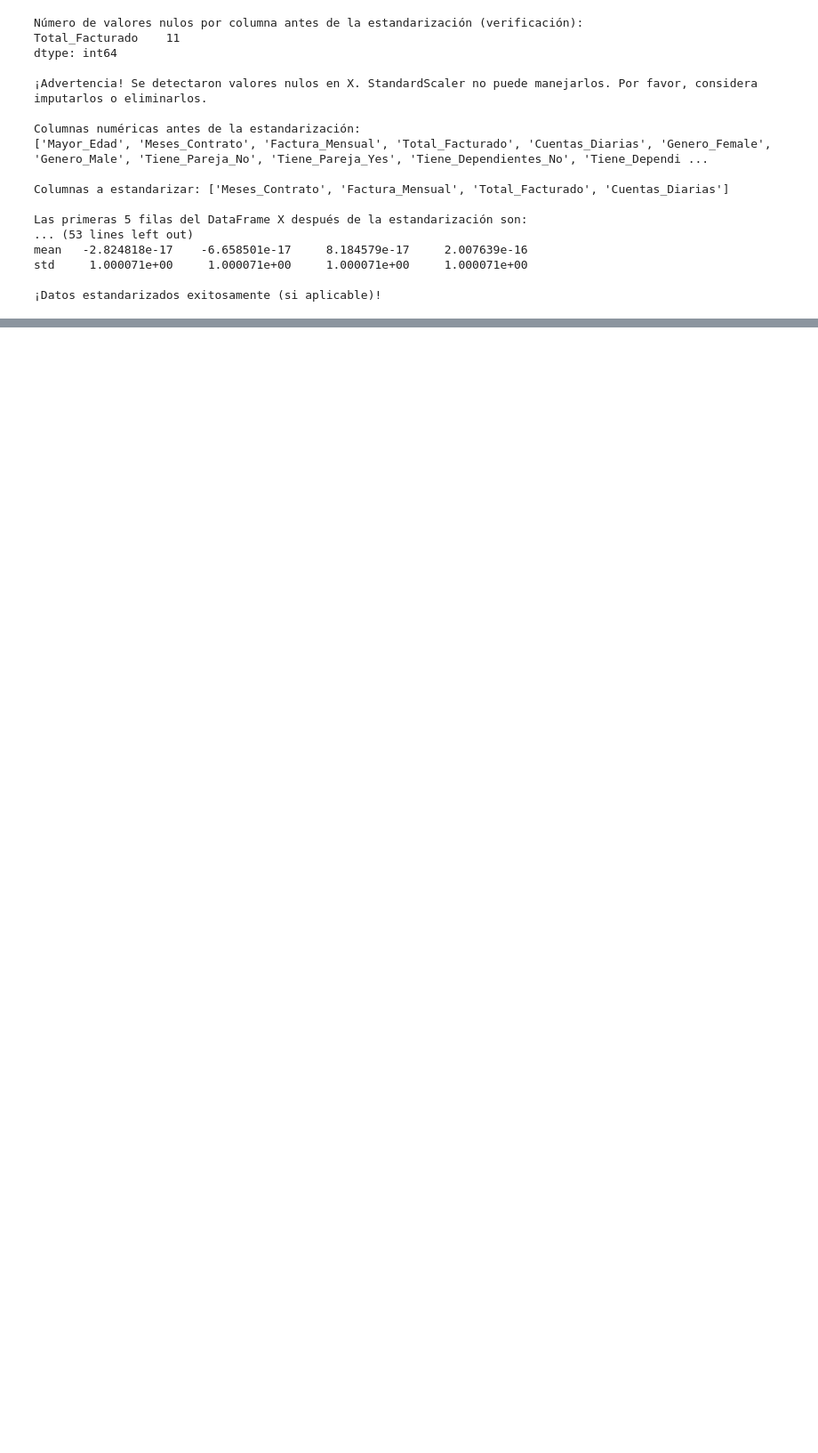
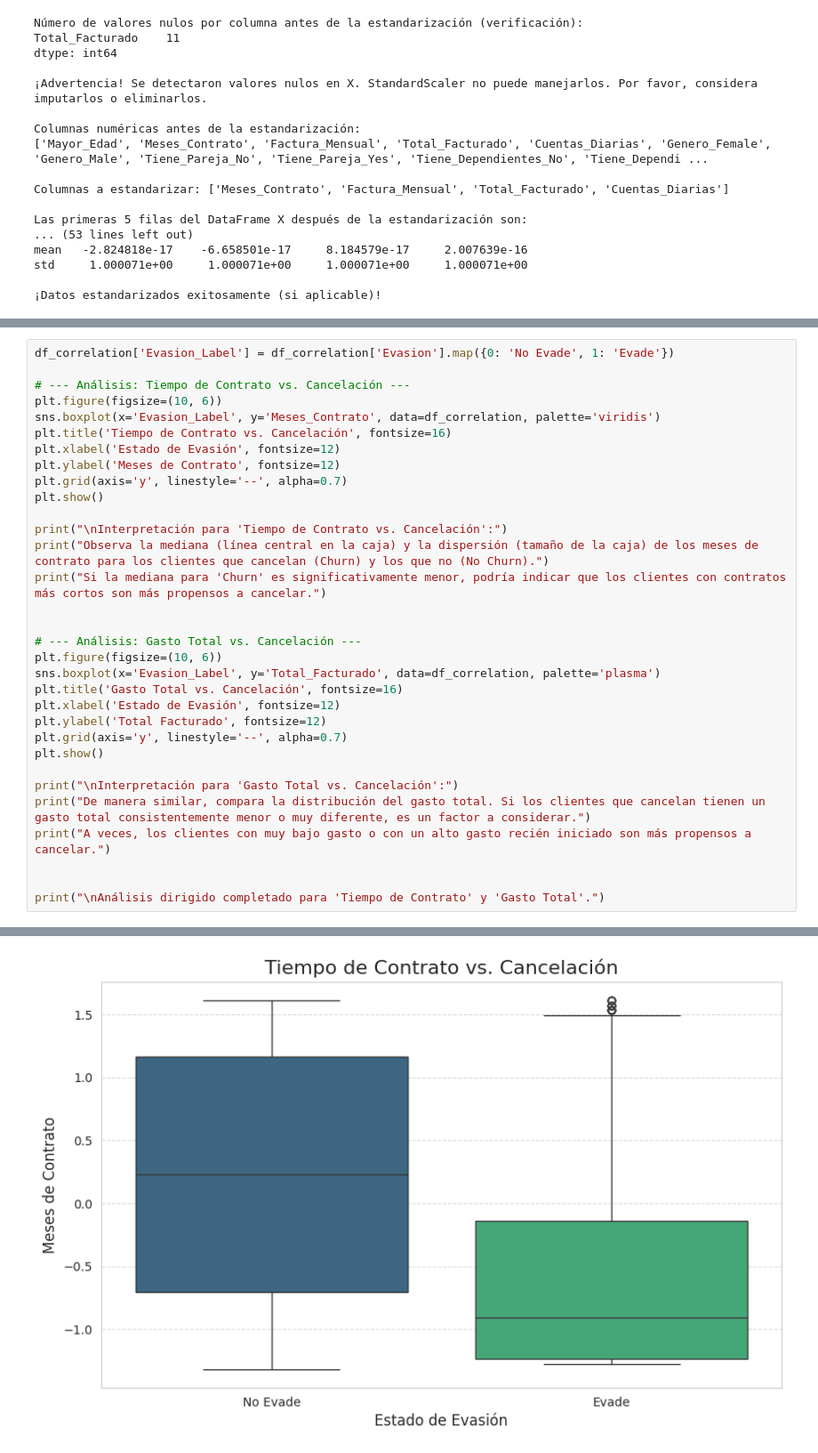
Before and after one commit to betorockers/DataScience_AluraLatam, a Jupyter notebook: Proyectos_Estudios/TelecomXParte2/TelecomXprojectP2.ipynb, the cells around one changed output, grey strips where cells are left out. Shown: that part at 89% size. Drawn from its saved outputs; the diff is of its cells as text; blank space fills up the shorter version.

```diff
--- a/Proyectos_Estudios/TelecomXParte2/TelecomXprojectP2.ipynb
+++ b/Proyectos_Estudios/TelecomXParte2/TelecomXprojectP2.ipynb
@@ -256,0 +305,33 @@ std     1.000071e+00     1.000071e+00     1.000071e+00     1.000071e+00
+# %%
+df_correlation['Evasion_Label'] = df_correlation['Evasion'].map({0: 'No Evade', 1: 'Evade'})
+
+# --- Análisis: Tiempo de Contrato vs. Cancelación ---
+plt.figure(figsize=(10, 6))
+sns.boxplot(x='Evasion_Label', y='Meses_Contrato', data=df_correlation, palette='viridis')
+plt.title('Tiempo de Contrato vs. Cancelación', fontsize=16)
+plt.xlabel('Estado de Evasión', fontsize=12)
+plt.ylabel('Meses de Contrato', fontsize=12)
+plt.grid(axis='y', linestyle='--', alpha=0.7)
+plt.show()
+
+print("\nInterpretación para 'Tiempo de Contrato vs. Cancelación':")
+print("Observa la mediana (línea central en la caja) y la dispersión (tamaño de la caja) de los meses de contrato para los clientes que cancelan (Churn) y los que no (No Churn).")
+print("Si la mediana para 'Churn' es significativamente menor, podría indicar que los clientes con contratos más cortos son más propensos a cancelar.")
+
+
+# --- Análisis: Gasto Total vs. Cancelación ---
+plt.figure(figsize=(10, 6))
+sns.boxplot(x='Evasion_Label', y='Total_Facturado', data=df_correlation, palette='plasma')
+plt.title('Gasto Total vs. Cancelación', fontsize=16)
+plt.xlabel('Estado de Evasión', fontsize=12)
+plt.ylabel('Total Facturado', fontsize=12)
+plt.grid(axis='y', linestyle='--', alpha=0.7)
+plt.show()
+
+print("\nInterpretación para 'Gasto Total vs. Cancelación':")
+print("De manera similar, compara la distribución del gasto total. Si los clientes que cancelan tienen un gasto total consistentemente menor o muy diferente, es un factor a considerar.")
+print("A veces, los clientes con muy bajo gasto o con un alto gasto recién iniciado son más propensos a cancelar.")
+
+
+print("\nAnálisis dirigido completado para 'Tiempo de Contrato' y 'Gasto Total'.")
+# %% [output]
@@ -256,0 +341 @@ std     1.000071e+00     1.000071e+00     1.000071e+00     1.000071e+00
+[figure, added]
```
Also changed, not shown: parts of 3 cells of this notebook.
